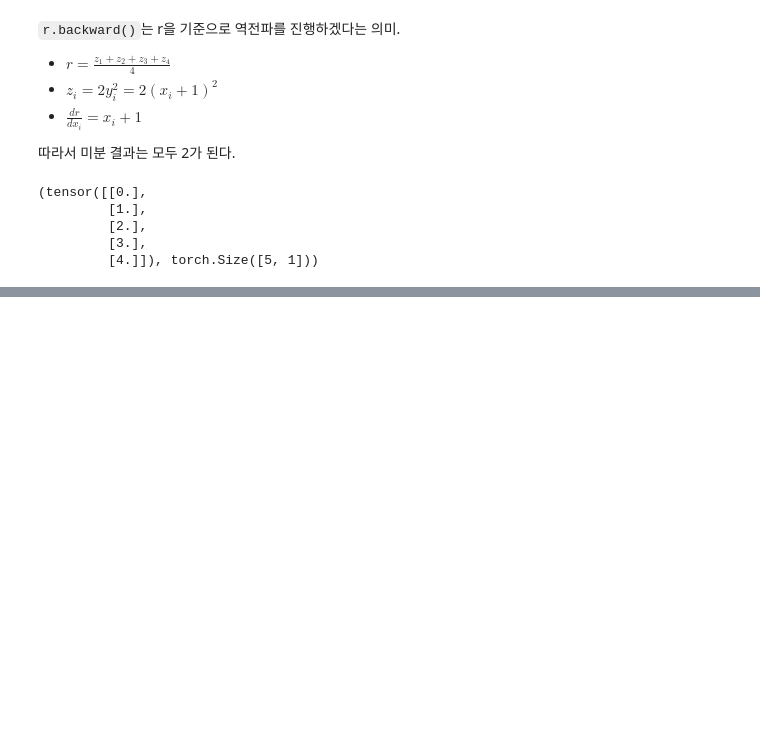
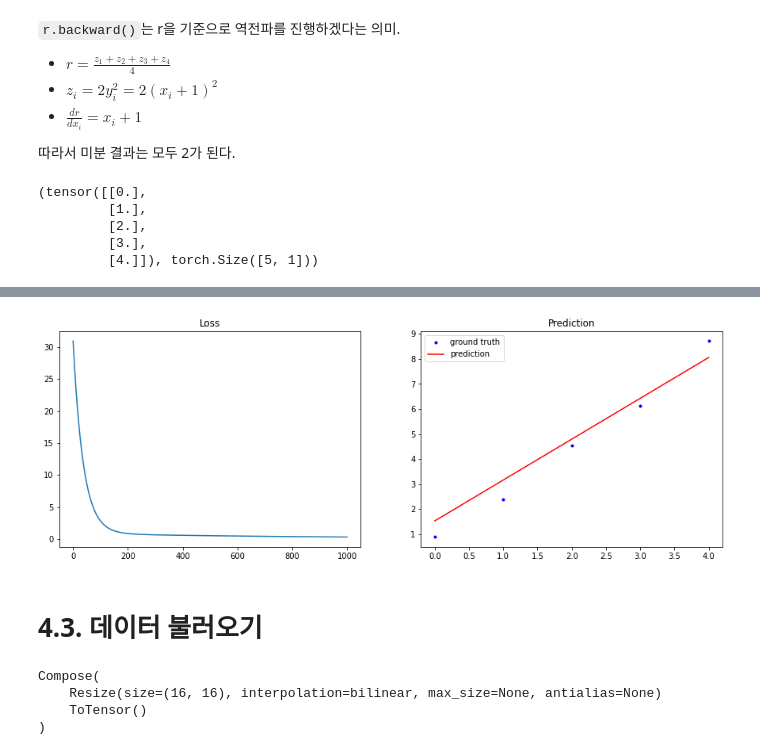
Before and after one commit to g0pher98/pytorch-study, a Jupyter notebook: chap4_pytorch_basic.ipynb, the cells around one changed output, grey strips where cells are left out. Saved outputs shown, nothing was run; the diff lists cells and outputs as text; code cells hidden in the pictures; blank space fills up the shorter version.

```diff
--- a/chap4_pytorch_basic.ipynb
+++ b/chap4_pytorch_basic.ipynb
@@ -200,3 +200,15 @@ b = torch.randn(1, requires_grad=True)
 # %%
 # 가중치 업데이트는 Stochastic Gradient Descent(SGD) 알고리즘 사용.
 optimizer = torch.optim.SGD([w, b], lr=1e-3)
+# %%
+loss_stack = []
+for epoch in range(1001):
+  optimizer.zero_grad() # 최적화 계산 과정에서 누적된 값을 초기화.
+  y_hat = torch.matmul(x, w) + b
+  loss = torch.mean((y_hat - y) ** 2) # MSE Loss 값 계산
+  loss.backward() # loss tensor를 기준으로 역전파
+  optimizer.step() # 최적화 시행
+  loss_stack.append(loss.item())
+
+  if epoch % 100 == 0:
+    print(f"Epoch {epoch:5d}: {loss.item()}")
@@ -202,0 +227,21 @@ optimizer = torch.optim.SGD([w, b], lr=1e-3)
+# %%
+with torch.no_grad(): # requires_grad가 동작하지 않는 상태에서 코드 실행
+  y_hat = torch.matmul(x, w) + b
+# %%
+plt.figure(figsize=(15, 5))
+
+plt.subplot(121)
+plt.plot(loss_stack)
+plt.title("Loss")
+
+plt.subplot(122)
+plt.plot(x, y, '.b')
+plt.plot(x, y_hat, 'r-')
+plt.legend(['ground truth', 'prediction'])
+plt.title("Prediction")
+
+plt.show()
+# %% [output]
+[figure, added]
+# %% [markdown]
+# 4.3. 데이터 불러오기
@@ -202,0 +258,11 @@ optimizer = torch.optim.SGD([w, b], lr=1e-3)
+# %%
+transf = tr.Compose([ # 전처리 과정을 Compose로 원툴로 만듦
+    tr.Resize((16, 16)),
+    tr.ToTensor()
+])
+transf
+# %% [output]
+Compose(
+    Resize(size=(16, 16), interpolation=bilinear, max_size=None, antialias=None)
+    ToTensor()
+)
```
Also changed, not shown: parts of 8 cells of this notebook.
